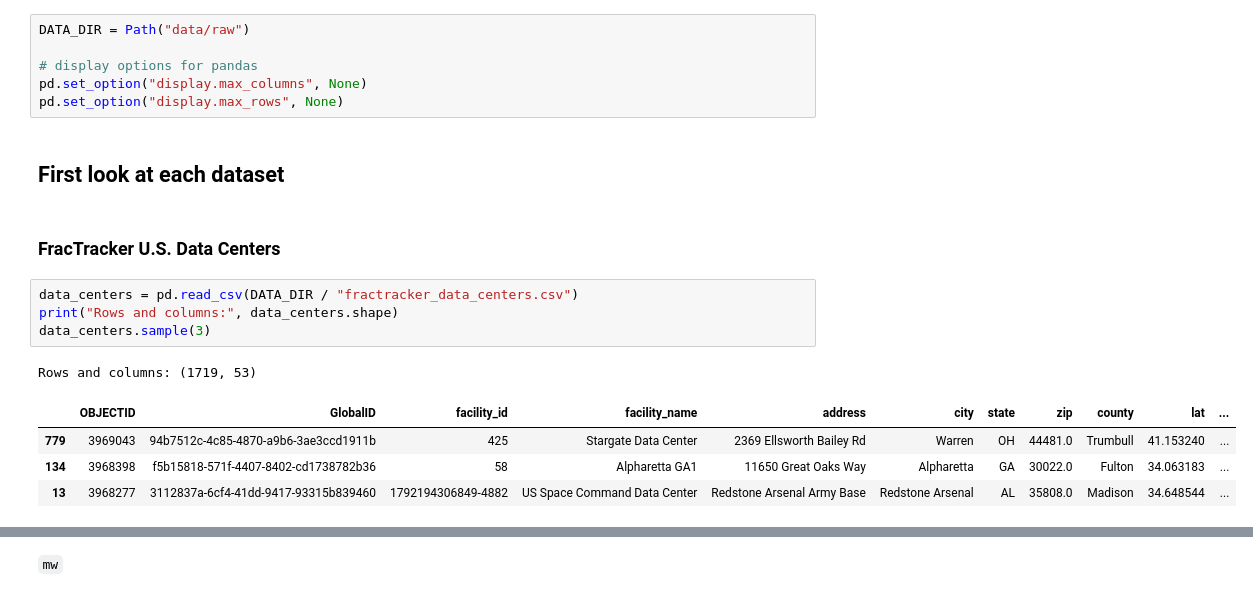
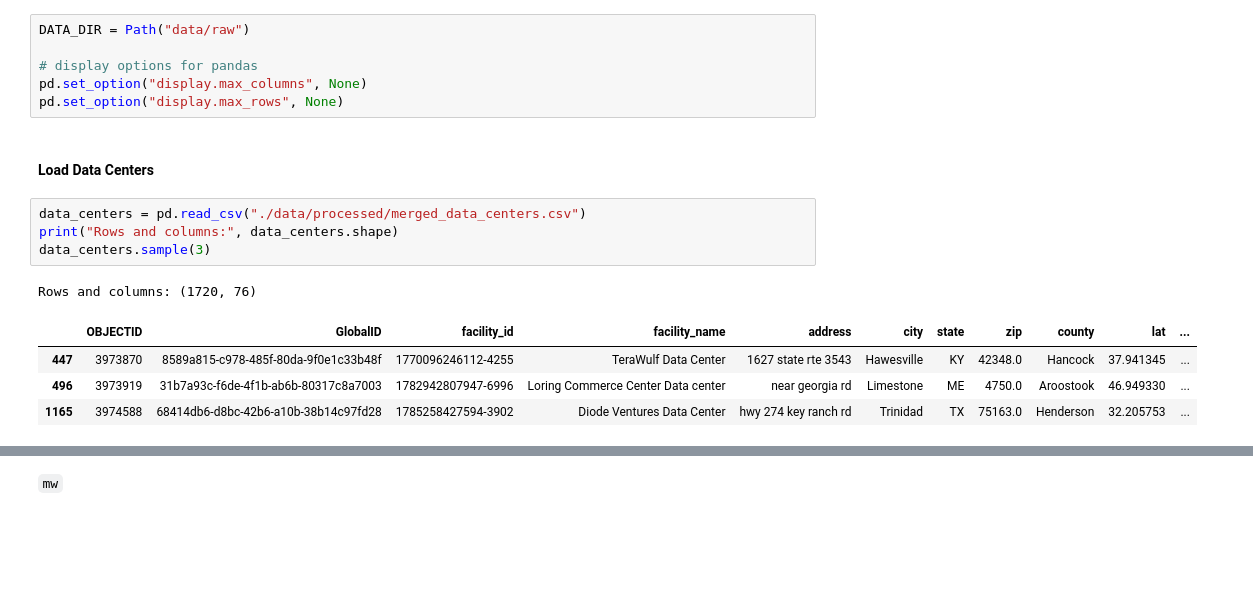
Before and after one commit to matthewchess/siads696, a Jupyter notebook: 02-data-cleaning.ipynb, the cells around one changed output, grey strips where cells are left out. Saved outputs shown, nothing was run; the diff lists cells and outputs as text; blank space fills up the shorter version.

Commit message:
Refactor data aggregation and cleaning files, using the merged dataset from aggregation as the primary dataset for cleaning and feature engineering

```diff
--- a/02-data-cleaning.ipynb
+++ b/02-data-cleaning.ipynb
@@ -19,20 +15,18 @@ DATA_DIR = Path("data/raw")
 # display options for pandas
 pd.set_option("display.max_columns", None)
 pd.set_option("display.max_rows", None)
-# %% [markdown]
-## First look at each dataset
 # %% [markdown]
-### FracTracker U.S. Data Centers
+#### **Load Data Centers**
 # %%
-data_centers = pd.read_csv(DATA_DIR / "fractracker_data_centers.csv")
+data_centers = pd.read_csv("./data/processed/merged_data_centers.csv")
 print("Rows and columns:", data_centers.shape)
 data_centers.sample(3)
 # %% [output]
-Rows and columns: (1719, 53)
+Rows and columns: (1720, 76)
 |  | OBJECTID | GlobalID | facility_id | facility_name | address | city | state | zip | county | lat | ... |
-| 779 | 3969043 | 94b7512c-4c85-4870-a9b6-3ae3ccd1911b | 425 | Stargate Data Center | 2369 Ellsworth Bailey Rd | Warren | OH | 44481.0 | Trumbull | 41.153240 | ... |
-| 134 | 3968398 | f5b15818-571f-4407-8402-cd1738782b36 | 58 | Alpharetta GA1 | 11650 Great Oaks Way | Alpharetta | GA | 30022.0 | Fulton | 34.063183 | ... |
-| 13 | 3968277 | 3112837a-6cf4-41dd-9417-93315b839460 | 1792194306849-4882 | US Space Command Data Center | Redstone Arsenal Army Base | Redstone Arsenal | AL | 35808.0 | Madison | 34.648544 | ... |
+| 447 | 3973870 | 8589a815-c978-485f-80da-9f0e1c33b48f | 1770096246112-4255 | TeraWulf Data Center | 1627 state rte 3543 | Hawesville | KY | 42348.0 | Hancock | 37.941345 | ... |
+| 496 | 3973919 | 31b7a93c-f6de-4f1b-ab6b-80317c8a7003 | 1782942807947-6996 | Loring Commerce Center Data center | near georgia rd | Limestone | ME | 4750.0 | Aroostook | 46.949330 | ... |
+| 1165 | 3974588 | 68414db6-d8bc-42b6-a10b-38b14c97fd28 | 1785258427594-3902 | Diode Ventures Data Center | hwy 274 key ranch rd | Trinidad | TX | 75163.0 | Henderson | 32.205753 | ... |
 # %%
 # Summary Statistics for Data Centers Dataset
 # Looking for anything that needs to be cleaned
```
Also changed, not shown: parts of 75 cells of this notebook, 8 other files.
